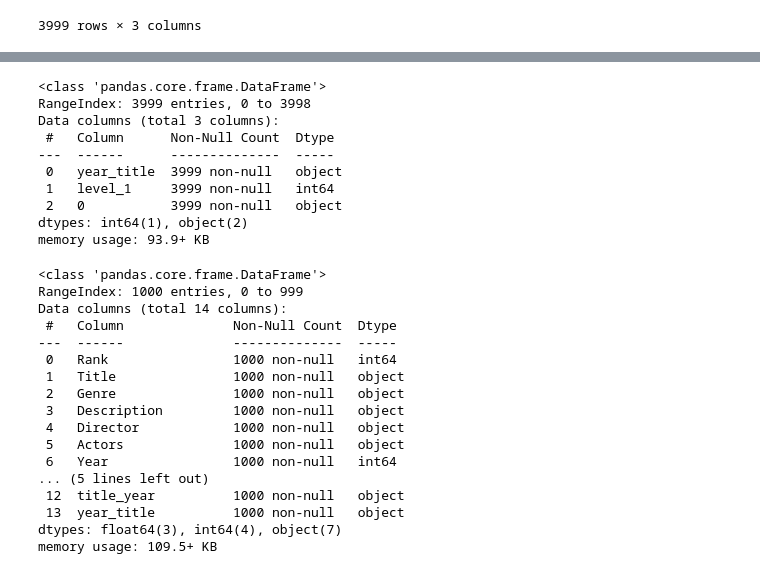
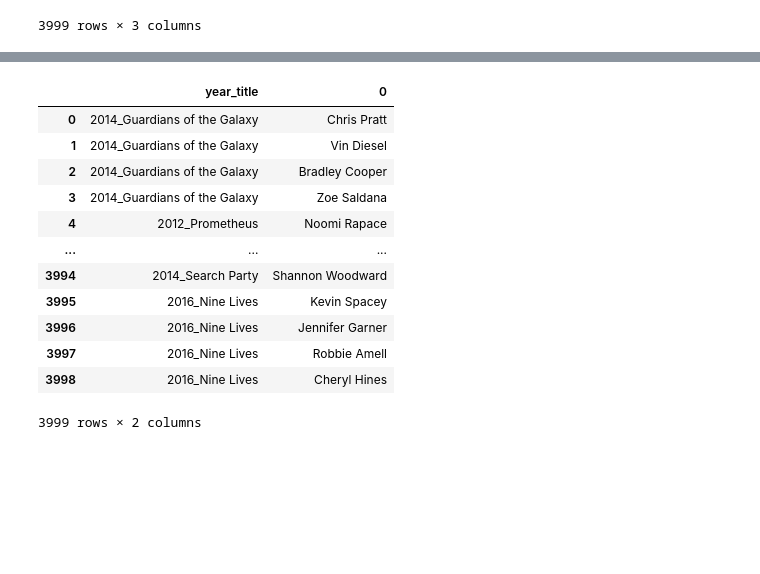
Before and after one commit to cullen-andrews/etl-project, a Jupyter notebook: cullen.ipynb, the cells around one changed output, grey strips where cells are left out. Saved outputs shown, nothing was run; the diff lists cells and outputs as text; code cells hidden in the pictures; blank space fills up the shorter version.

```diff
--- a/cullen.ipynb
+++ b/cullen.ipynb
@@ -67,33 +80,16 @@ KeyError: 'Requested level (year_title) does not match index name (None)'
 # %%
-imdb_stack_df.info()
+imdb_stack_df
 # %% [output]
+|  | year_title | 0 |
+| 0 | 2014_Guardians of the Galaxy | Chris Pratt |
+| 1 | 2014_Guardians of the Galaxy | Vin Diesel |
+| 2 | 2014_Guardians of the Galaxy | Bradley Cooper |
+| 3 | 2014_Guardians of the Galaxy | Zoe Saldana |
+| 4 | 2012_Prometheus | Noomi Rapace |
+| ... | ... | ... |
+| 3994 | 2014_Search Party | Shannon Woodward |
+| 3995 | 2016_Nine Lives | Kevin Spacey |
+| 3996 | 2016_Nine Lives | Jennifer Garner |
+| 3997 | 2016_Nine Lives | Robbie Amell |
+| 3998 | 2016_Nine Lives | Cheryl Hines |
-<class 'pandas.core.frame.DataFrame'>
-RangeIndex: 3999 entries, 0 to 3998
-Data columns (total 3 columns):
- #   Column      Non-Null Count  Dtype
----  ------      --------------  -----
- 0   year_title  3999 non-null   object
- 1   level_1     3999 non-null   int64
- 2   0           3999 non-null   object
-dtypes: int64(1), object(2)
-memory usage: 93.9+ KB
+3999 rows × 2 columns
-# %%
-imdb_df.info()
-# %% [output]
-<class 'pandas.core.frame.DataFrame'>
-RangeIndex: 1000 entries, 0 to 999
-Data columns (total 14 columns):
- #   Column              Non-Null Count  Dtype
----  ------              --------------  -----
- 0   Rank                1000 non-null   int64
- 1   Title               1000 non-null   object
- 2   Genre               1000 non-null   object
- 3   Description         1000 non-null   object
- 4   Director            1000 non-null   object
- 5   Actors              1000 non-null   object
- 6   Year                1000 non-null   int64
-... (5 lines left out)
- 12  title_year          1000 non-null   object
- 13  year_title          1000 non-null   object
-dtypes: float64(3), int64(4), object(7)
-memory usage: 109.5+ KB
```
Also changed, not shown: parts of 9 cells of this notebook.
